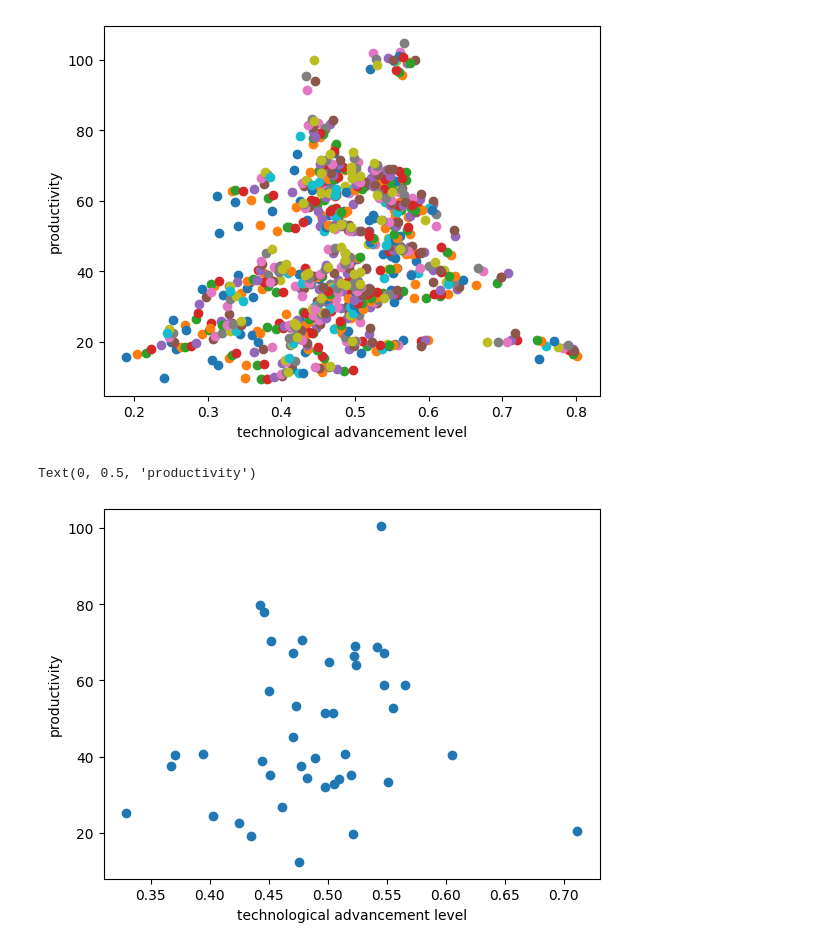
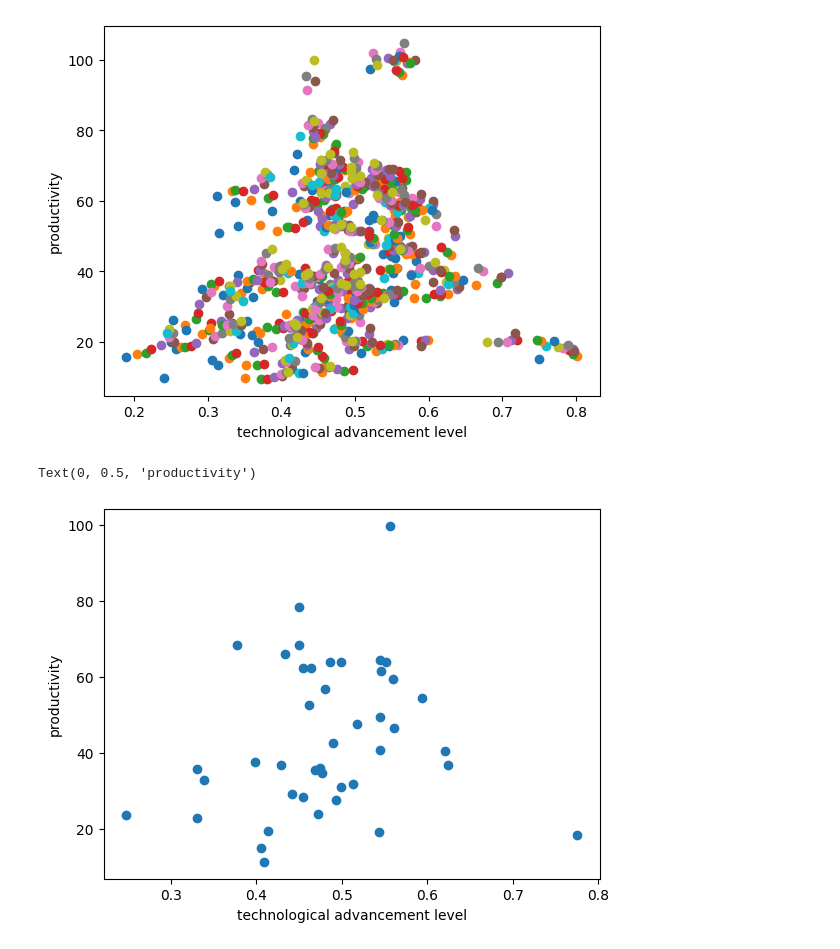
Before and after one commit to JoanneLin168/ADS-European-Productivity, a Jupyter notebook: Notebooks/Technology.ipynb, the cells around one changed output. Saved outputs shown, nothing was run; the diff lists cells and outputs as text; code cells hidden in the pictures.

```diff
--- a/Notebooks/Technology.ipynb
+++ b/Notebooks/Technology.ipynb
@@ -65,10 +69,10 @@ Text(0, 0.5, 'productivity')
 # %%
 # this graph doesnt really mean anything i think
 # %%
-year = "2014" # will create different plots for different years, can change this value for now
+year = "2008" # will create different plots for different years, can change this value for now
 plt.scatter(technology[year], productivity[year], label = year)
 plt.xlabel("technological advancement level")
 plt.ylabel("productivity")
 # %% [output]
 Text(0, 0.5, 'productivity')
-[figure, old version]
+[figure, new version]
```
Also changed, not shown: parts of 6 cells of this notebook, 1 other file.
